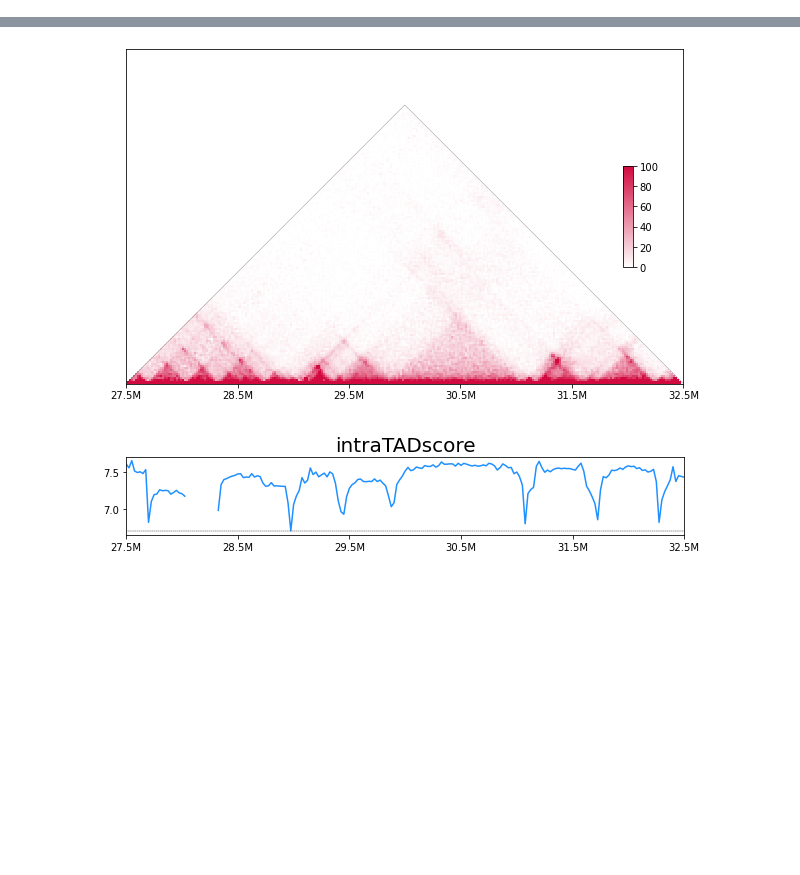
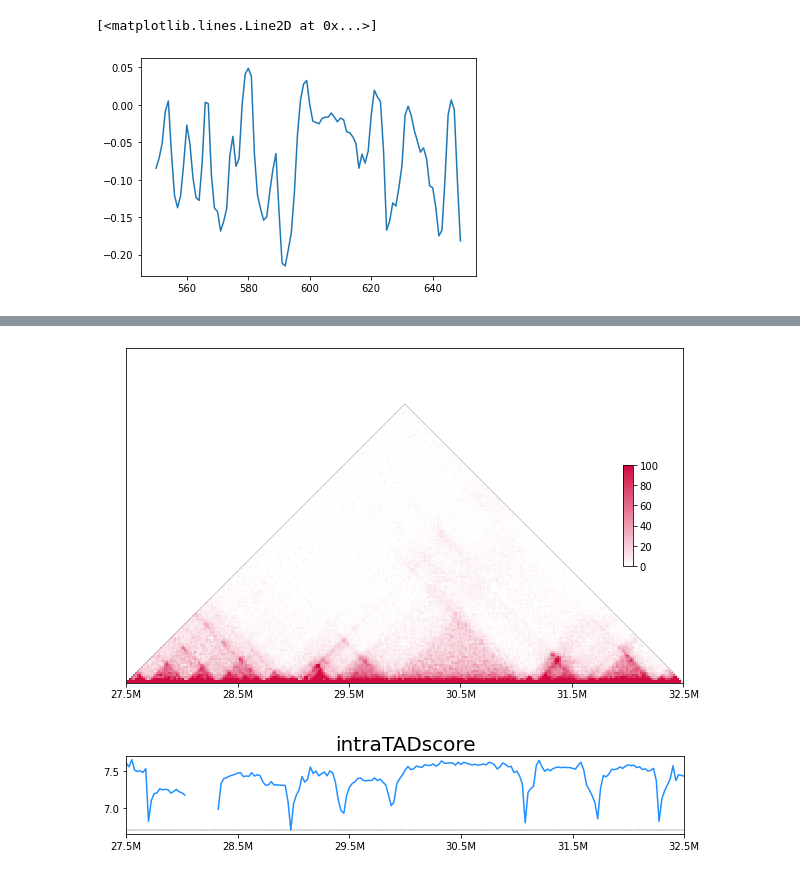
Before and after one commit to wangjk321/HiC1Dmetrics, a Jupyter notebook: ForTest.ipynb, the cells around one changed output, grey strips where cells are left out. Cells and saved outputs as stored; diff of their text form; code cells hidden in the pictures; blank space fills up the shorter version.

```diff
--- a/ForTest.ipynb
+++ b/ForTest.ipynb
@@ -8,0 +9,11 @@ from callDirectionalTAD import *
+# %%
+PCC = TADScoreChange("test_data/Rad21KD_1/observed.KR.chr21.matrix.gz",
+                "test_data/Control_1/observed.KR.chr21.matrix.gz",50000,"chr21")
+# %%
+x = PCC.getChange("TADss",300000)
+ss = x.iloc[:,3]
+# %%
+plt.plot(ss[550:650])
+# %% [output]
+[<matplotlib.lines.Line2D at 0x...>]
+[figure, added]
```
Also changed, not shown: parts of 16 cells of this notebook, 9 other files.
